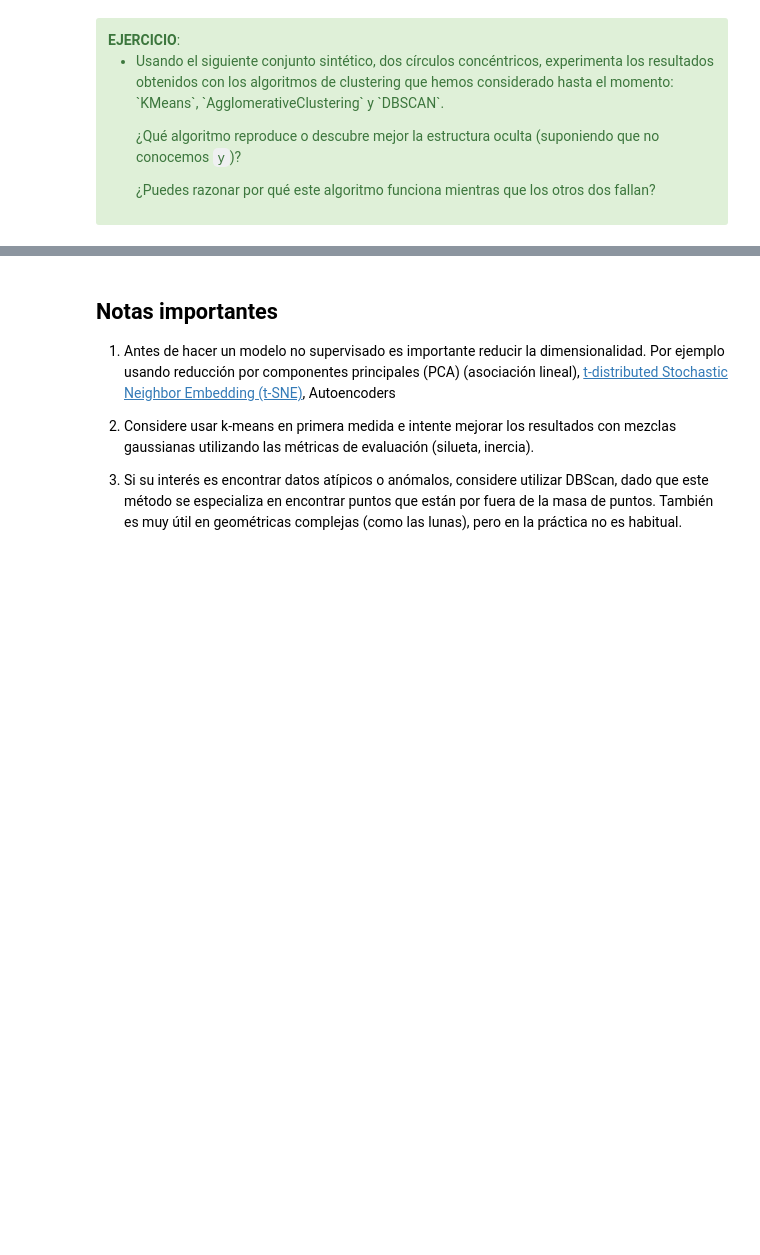
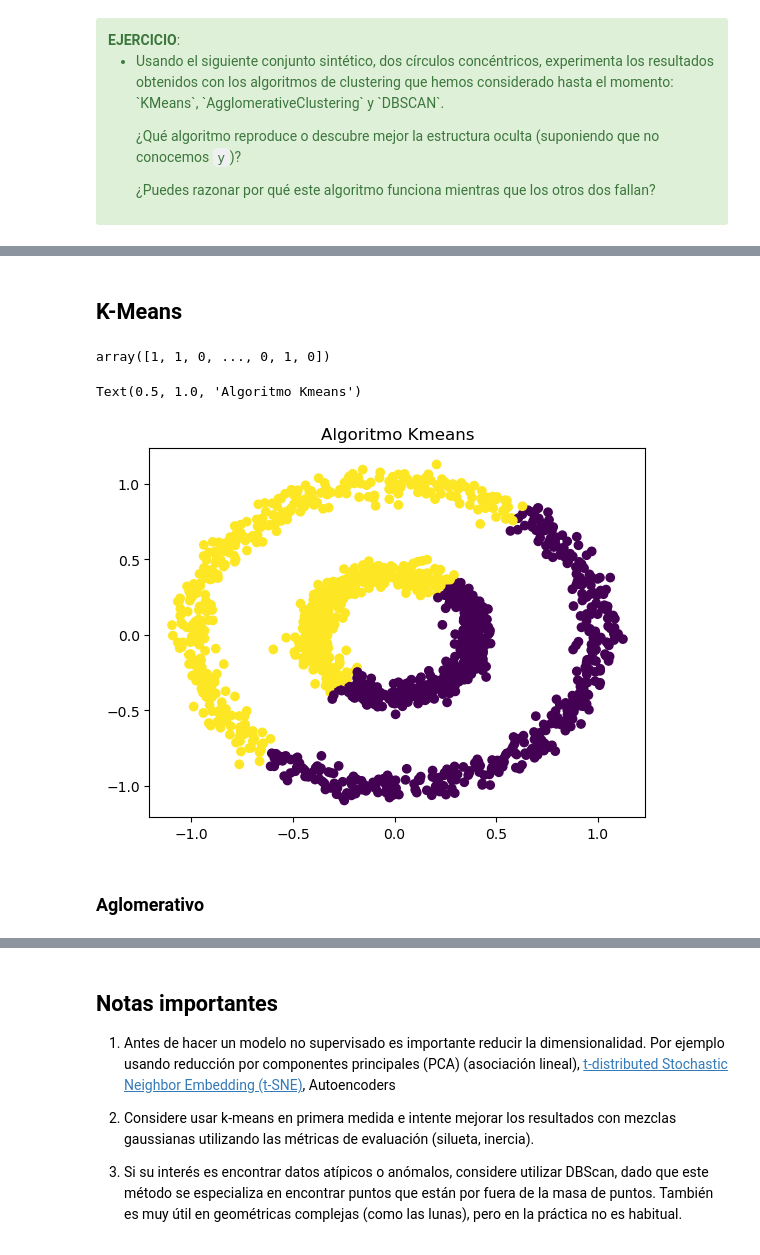
Before and after one commit to Wilsonsr/Metodos-Estadisticos, a Jupyter notebook: CUADERNOS/DBSCAN.ipynb, the cells around one changed output, grey strips where cells are left out. Cells and saved outputs as stored; diff of their text form; code cells hidden in the pictures; blank space fills up the shorter version.

```diff
--- a/CUADERNOS/DBSCAN.ipynb
+++ b/CUADERNOS/DBSCAN.ipynb
@@ -153,0 +170,18 @@ plt.scatter(X[:, 0], X[:, 1], c=y);
+# %% [markdown]
+## K-Means
+# %%
+from sklearn.cluster import KMeans
+
+#construir el modelo kmeans
+modelo_km=KMeans(n_clusters=2, random_state=123)
+
+##  Ajustar el modelo o entrenar
+
+modelo_km.fit(X)
+
+#### Etiquetas de los cluster
+
+etiquetas_km =modelo_km.labels_
+etiquetas_km
+# %% [output]
+array([1, 1, 0, ..., 0, 1, 0])
@@ -153,0 +190,8 @@ plt.scatter(X[:, 0], X[:, 1], c=y);
+# %%
+plt.scatter(X[:,0], X[:,1], c=etiquetas_km)
+plt.title("Algoritmo Kmeans")
+# %% [output]
+Text(0.5, 1.0, 'Algoritmo Kmeans')
+[figure, added]
+# %% [markdown]
+### Aglomerativo
```
Also changed, not shown: parts of 17 cells of this notebook.
